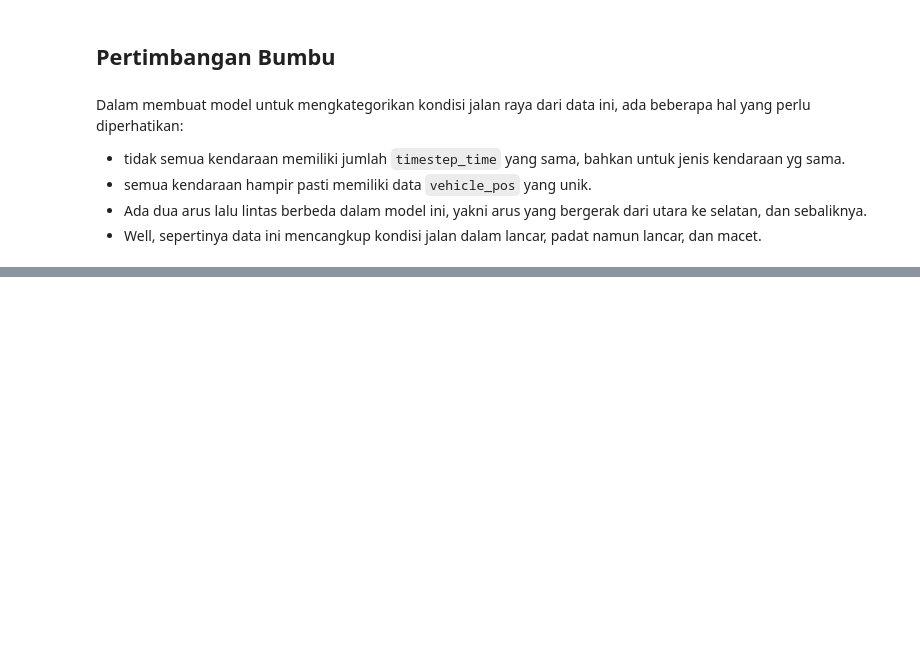
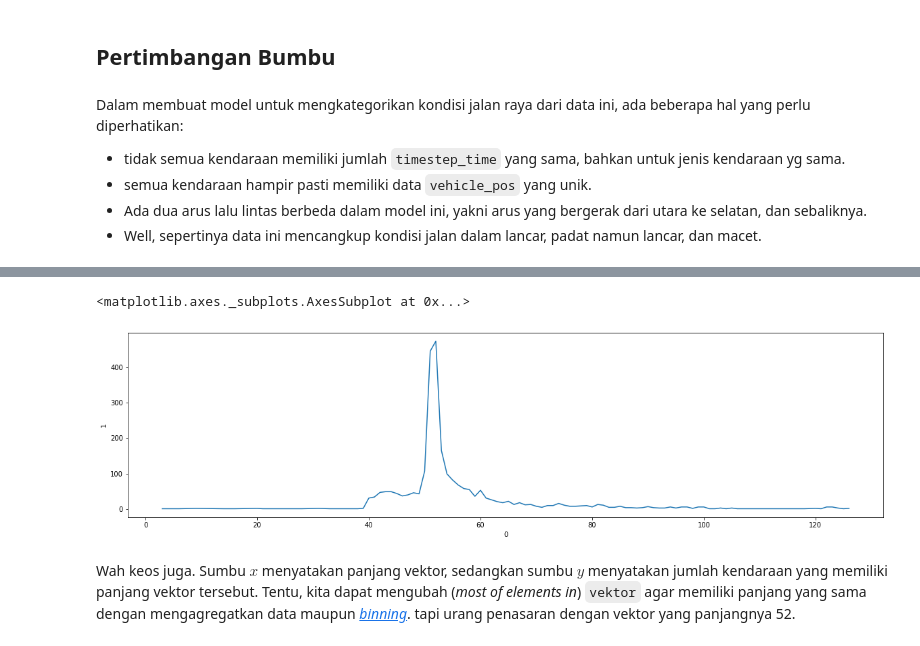
Before and after one commit to kekavigi/eksperimen, a Jupyter notebook: tugas pemod/analisa/Analisa.ipynb, the cells around one changed output, grey strips where cells are left out. Drawn from its saved outputs; the diff is of its cells as text; code cells hidden in the pictures; blank space fills up the shorter version.

```diff
--- a/tugas pemod/analisa/Analisa.ipynb
+++ b/tugas pemod/analisa/Analisa.ipynb
@@ -209,0 +230,22 @@ Dalam membuat model untuk mengkategorikan kondisi jalan raya dari data ini, ada
+# %%
+vector = {}
+
+for vehicle in tqdm(set(pata.vehicle_id)):
+    # ya, urang tau kode dibawah ini ngga elegan
+    vector[vehicle] = list(pata[pata.vehicle_id==vehicle].vehicle_speed)
+# %%
+len_vector = {}
+
+for k, v in vector.items():
+    if len(v) not in len_vector:
+        len_vector[len(v)] = 1
+    else: len_vector[len(v)] += 1
+# %%
+a = pd.DataFrame(sorted(len_vector.items()))
+plt.figure(figsize=(20,5))
+sns.lineplot(a[0], a[1])
+# %% [output]
+<matplotlib.axes._subplots.AxesSubplot at 0x...>
+[figure, added]
+# %% [markdown]
+Wah keos juga. Sumbu $x$ menyatakan panjang vektor, sedangkan sumbu $y$ menyatakan jumlah kendaraan yang memiliki panjang vektor tersebut. Tentu, kita dapat mengubah (*most of elements in*) `vektor` agar memiliki panjang yang sama dengan mengagregatkan data maupun *[binning](https://en.wikipedia.org/wiki/Data_binning)*. tapi urang penasaran dengan vektor yang panjangnya 52.
```
Also changed, not shown: parts of 26 cells of this notebook.
